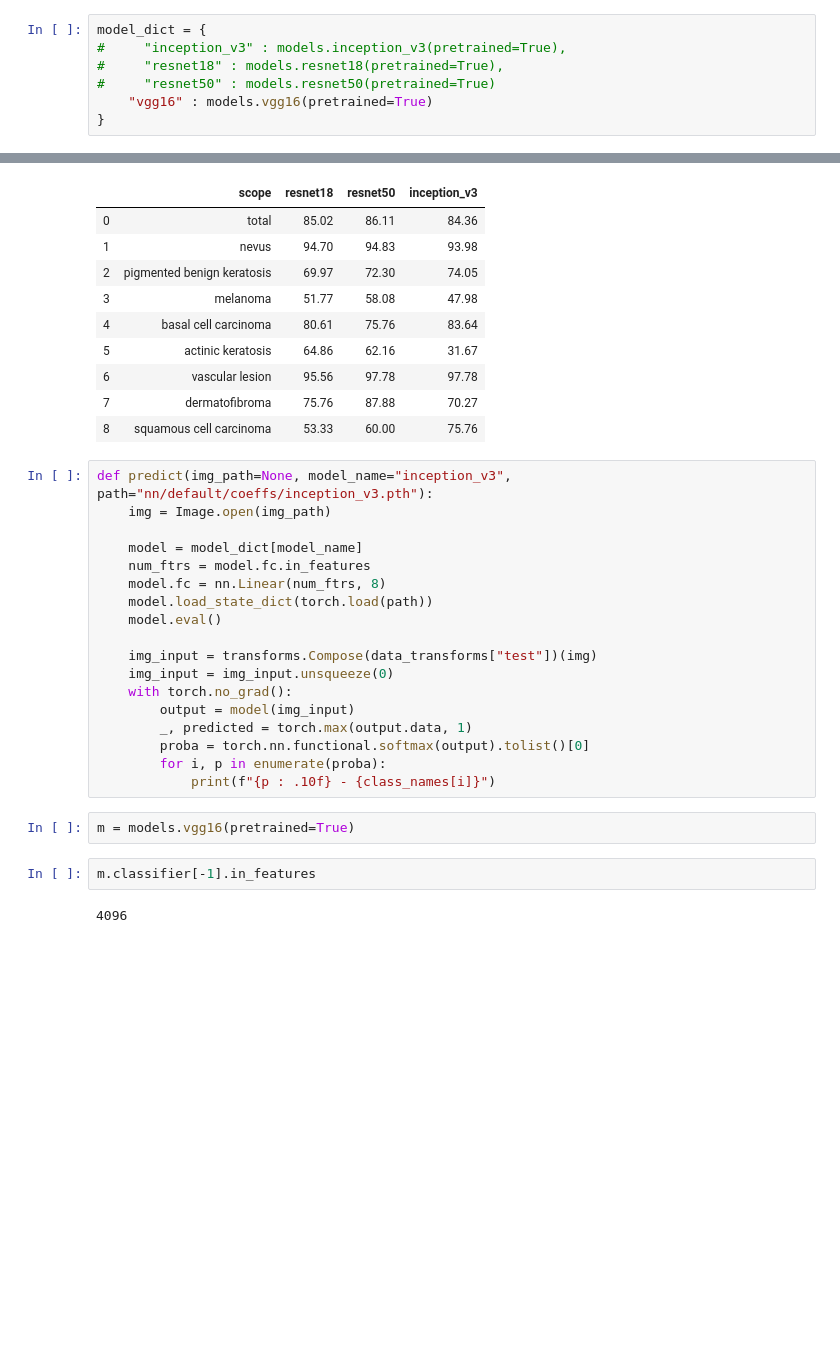
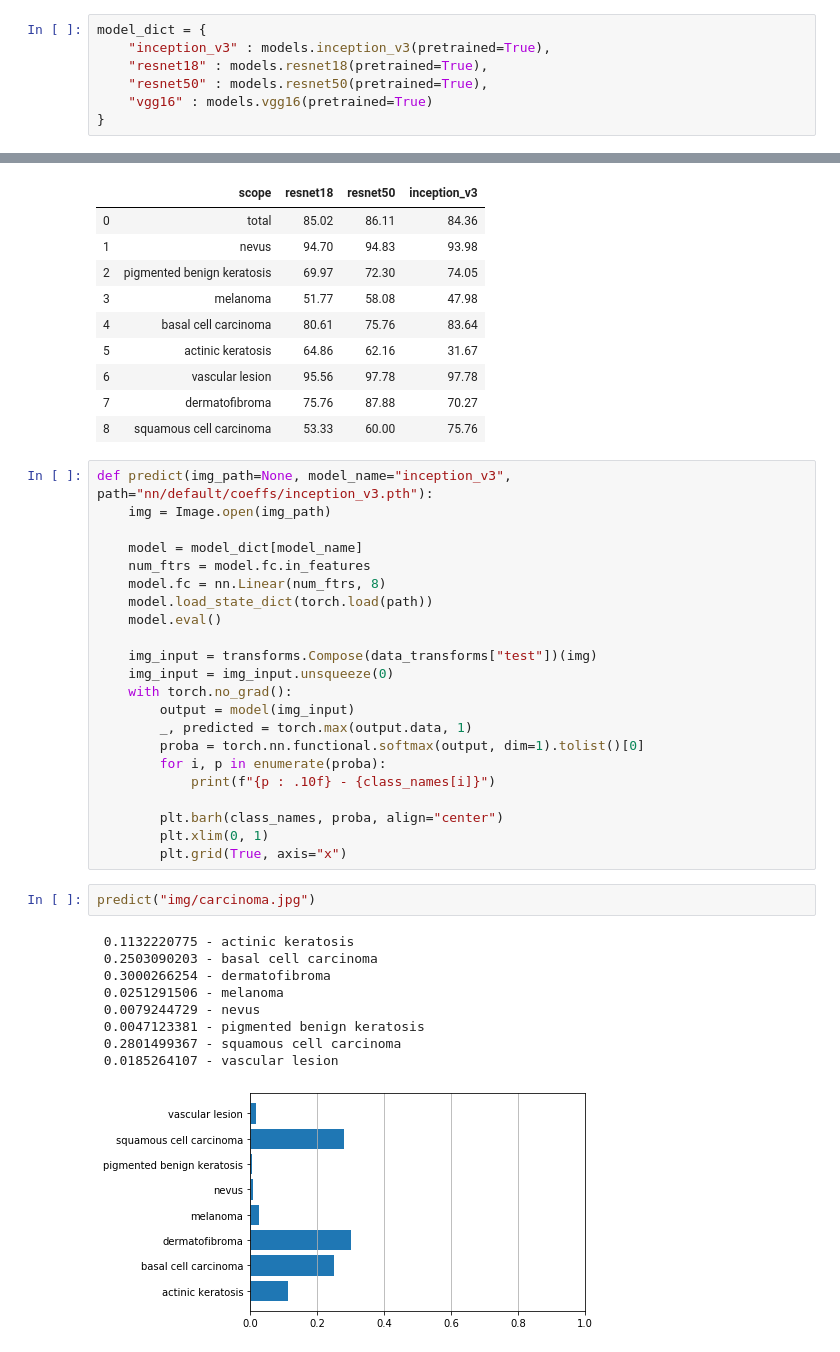
Before and after one commit to gurmaaan/MedNN, a Jupyter notebook: Trained_CNN_no_changes_in_data.ipynb, the cells around one changed output, grey strips where cells are left out. Cells and saved outputs as stored; diff of their text form; blank space fills up the shorter version.

```diff
--- a/Trained_CNN_no_changes_in_data.ipynb
+++ b/Trained_CNN_no_changes_in_data.ipynb
@@ -261,9 +261,9 @@ def save_to_json(modelname, loss_dict):
         json.dump(loss_dict, json_file)
 # %%
 model_dict = {
-#     "inception_v3" : models.inception_v3(pretrained=True),
-#     "resnet18" : models.resnet18(pretrained=True),
-#     "resnet50" : models.resnet50(pretrained=True)
+    "inception_v3" : models.inception_v3(pretrained=True),
+    "resnet18" : models.resnet18(pretrained=True),
+    "resnet50" : models.resnet50(pretrained=True),
     "vgg16" : models.vgg16(pretrained=True)
 }
 # %%
@@ -378,12 +366,22 @@ def predict(img_path=None, model_name="inception_v3", path="nn/default/coeffs/in
     with torch.no_grad():
         output = model(img_input)
         _, predicted = torch.max(output.data, 1)
-        proba = torch.nn.functional.softmax(output).tolist()[0]
+        proba = torch.nn.functional.softmax(output, dim=1).tolist()[0]
         for i, p in enumerate(proba):
             print(f"{p : .10f} - {class_names[i]}")
+
+        plt.barh(class_names, proba, align="center")
+        plt.xlim(0, 1)
+        plt.grid(True, axis="x")
-# %%
-m = models.vgg16(pretrained=True)
-# %%
-m.classifier[-1].in_features
-# %% [output]
-4096
+# %%
+predict("img/carcinoma.jpg")
+# %% [output]
+ 0.1132220775 - actinic keratosis
+ 0.2503090203 - basal cell carcinoma
+ 0.3000266254 - dermatofibroma
+ 0.0251291506 - melanoma
+ 0.0079244729 - nevus
+ 0.0047123381 - pigmented benign keratosis
+ 0.2801499367 - squamous cell carcinoma
+ 0.0185264107 - vascular lesion
+[figure, added]
```
Also changed, not shown: parts of 3 cells of this notebook, 4 other files.
